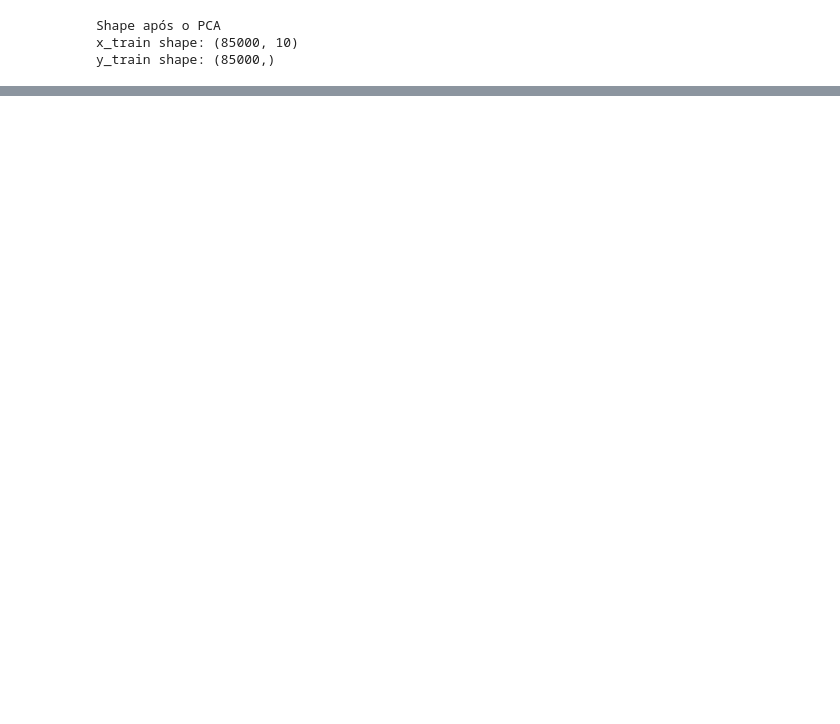
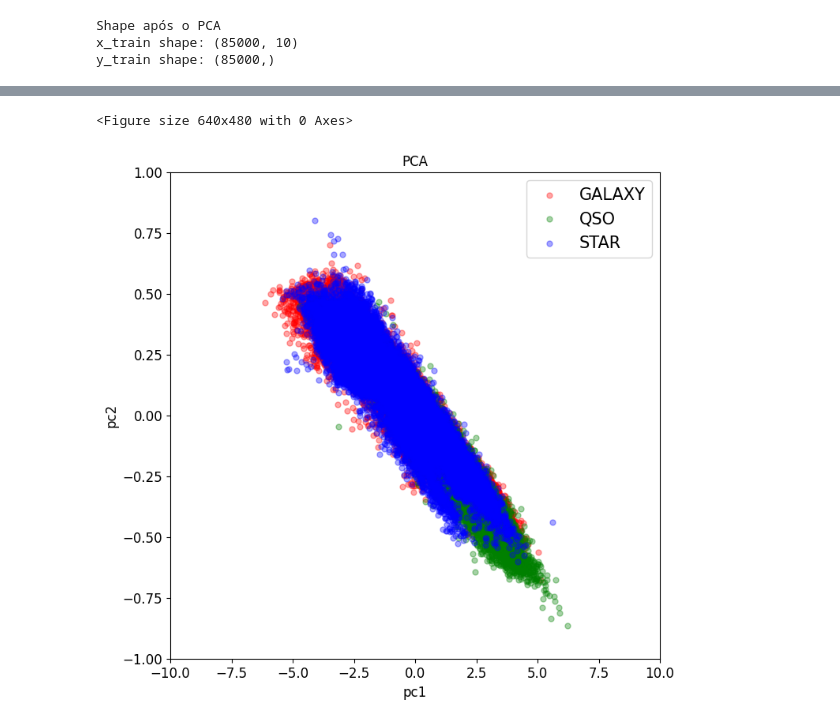
Before and after one commit to duardoliveiras/pca_study_case, a Jupyter notebook: index.ipynb, the cells around one changed output, grey strips where cells are left out. Saved outputs shown, nothing was run; the diff lists cells and outputs as text; code cells hidden in the pictures; blank space fills up the shorter version.

Commit message:
result visualization

```diff
--- a/index.ipynb
+++ b/index.ipynb
@@ -161,0 +170,9 @@ Tempo:  0.5721938610004145
+# %%
+# Teste para visualização do PCA
+pca_viewer = decomposition.PCA(n_components=2)
+principal_components = pca_viewer.fit_transform(xTrain)
+
+
+# Explained_Variance_Ratio representa o quando as componentes representa os dados originais
+# [0.28, 0.21] ou seja, o pca explica 49% dos dados originais representando uma perca de 51% de informação
+print(pca_viewer.explained_variance_ratio_)
@@ -161,0 +181,3 @@ Tempo:  0.5721938610004145
+# %%
+pc_df = pd.DataFrame(data=principal_components, columns=['pc1', 'pc2'])
+pc_df.head()
@@ -161,0 +191,30 @@ Tempo:  0.5721938610004145
+# %%
+yTrain.astype(int)
+# Troca o label pela classe
+yTrain = labelEncoder.inverse_transform(yTrain)
+
+yTrain
+# %%
+import matplotlib.pyplot as plt
+
+plt.figure()
+plt.figure(figsize=(8, 8))
+plt.xticks(fontsize=12)
+plt.yticks(fontsize=12)
+plt.xlabel('pc1', fontsize=12)
+plt.ylabel('pc2', fontsize=12)
+plt.xlim(-10, 10)
+plt.ylim(-1, 1)
+plt.title("PCA", fontsize=12)
+colors = ['r', 'g', 'b']
+
+for classe, color in zip(classes, colors):
+    indexKeep = yTrain == classe
+    plt.scatter(pc_df.loc[indexKeep, 'pc1'],
+                pc_df.loc[indexKeep, 'pc2'],
+                c = color, s = 25, alpha = 0.35)
+plt.legend(classes, prop={'size': 15})
+plt.show()
+# %% [output]
+<Figure size 640x480 with 0 Axes>
+[figure, added]
```
Also changed, not shown: parts of 8 cells of this notebook.
